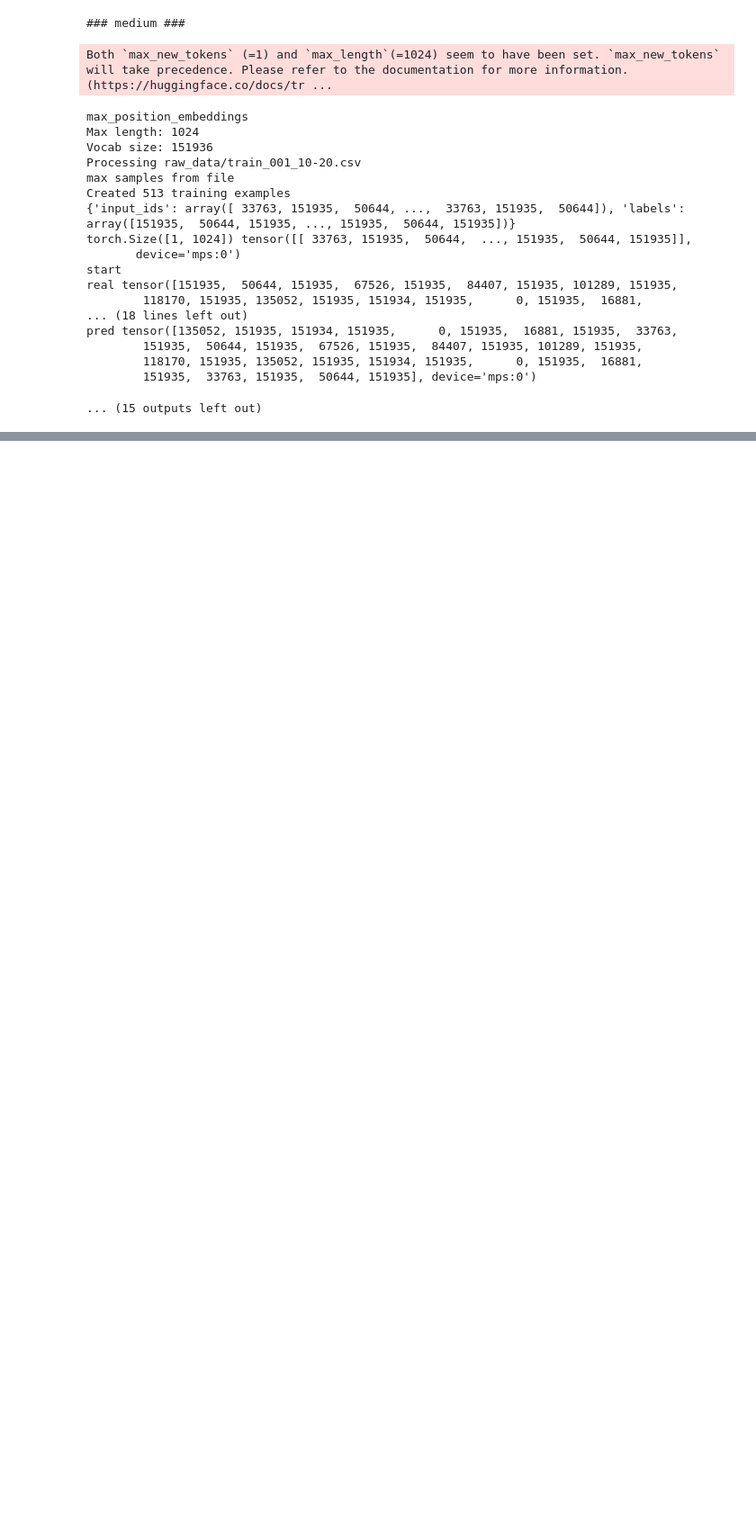
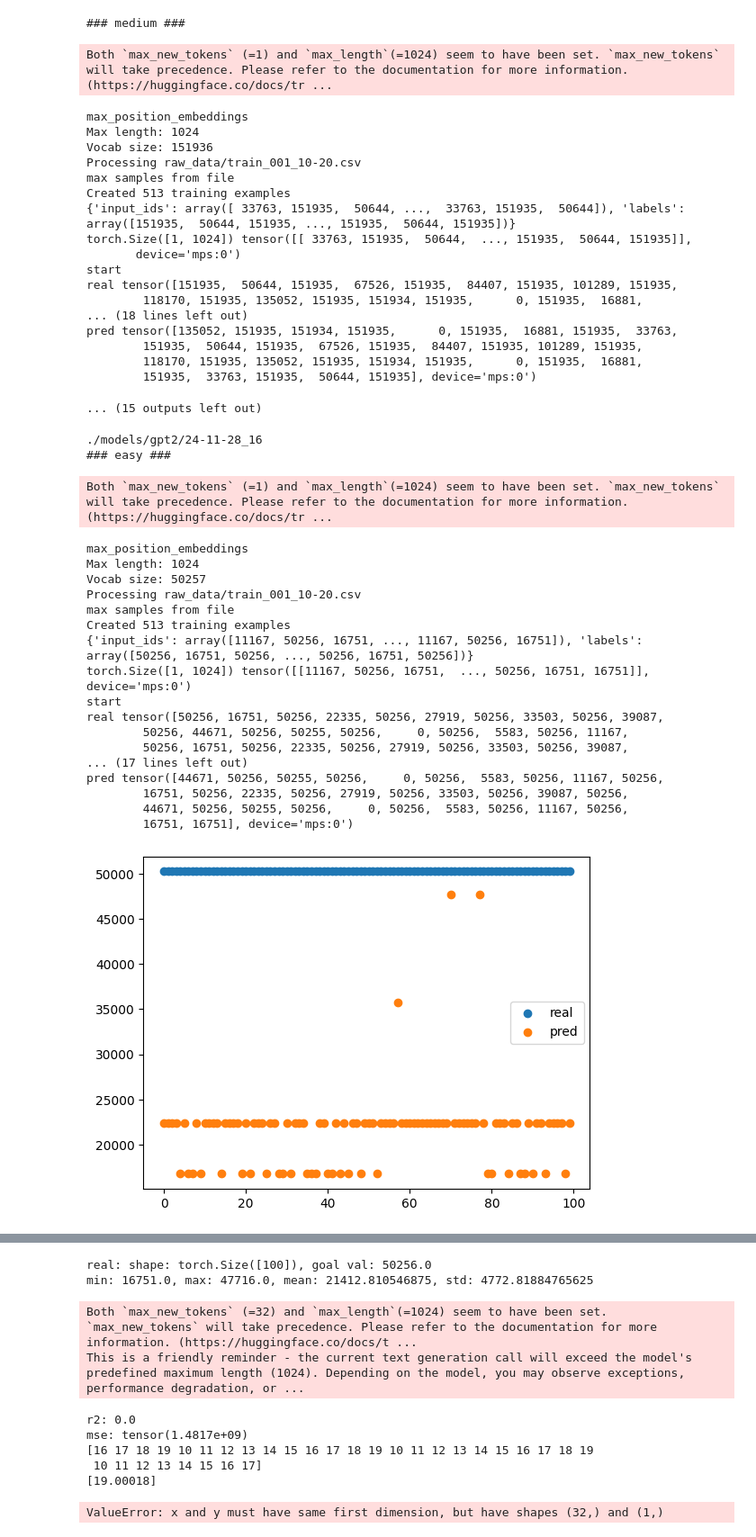
Before and after one commit to JoeyShapiro/TimeSeriesGPT, a Jupyter notebook: model.ipynb, the cells around one changed output, grey strips where cells are left out. Shown at 90% size. Drawn from its saved outputs; the diff is of its cells as text; code cells hidden in the pictures; blank space fills up the shorter version.

Commit message:
sample sutff

```diff
--- a/model.ipynb
+++ b/model.ipynb
@@ -724,3 +722,47 @@ pred tensor([135052, 151935, 151934, 151935,      0, 151935,  16881, 151935,  33
         118170, 151935, 135052, 151935, 151934, 151935,      0, 151935,  16881,
         151935,  33763, 151935,  50644, 151935], device='mps:0')
 ... (15 outputs left out)
+# %%
+# latest = f"./models/{model_path}/24-11-28_21"
+# latest = "./models/Qwen/Qwen2.5-0.5B/24-11-28_21"
+# latest = "./models/Qwen/Qwen2.5-0.5B/24-11-30_20"
+latest = "./models/gpt2/24-11-28_16"
+# latest = "./models/gpt2/24-11-30_22"
+print(latest)
+
+# easy
+print('### easy ###')
+input_files = [ 'raw_data/train_001_10-20.csv' ]
+generated_text = test_model(latest, input_files=input_files)
+
+# medium
+print('### medium ###')
+input_files = [ 'raw_data/004_apple.csv' ]
+generated_text = test_model(latest, input_files=input_files)
+
+# hard
+print('### hard ###')
+input_files = [ 'raw_data/004_city-temperature.csv' ]
+generated_text = test_model(latest, input_files=input_files)
+# %% [output]
+./models/gpt2/24-11-28_16
+### easy ###
+Both `max_new_tokens` (=1) and `max_length`(=1024) seem to have been set. `max_new_tokens` will take precedence. Please refer to the documentation for more information. (https://huggingface.co/docs/tr ...
+max_position_embeddings
+Max length: 1024
+Vocab size: 50257
+Processing raw_data/train_001_10-20.csv
+max samples from file
+Created 513 training examples
+{'input_ids': array([11167, 50256, 16751, ..., 11167, 50256, 16751]), 'labels': array([50256, 16751, 50256, ..., 50256, 16751, 50256])}
+torch.Size([1, 1024]) tensor([[11167, 50256, 16751,  ..., 50256, 16751, 16751]], device='mps:0')
+start
+real tensor([50256, 16751, 50256, 22335, 50256, 27919, 50256, 33503, 50256, 39087,
+        50256, 44671, 50256, 50255, 50256,     0, 50256,  5583, 50256, 11167,
+        50256, 16751, 50256, 22335, 50256, 27919, 50256, 33503, 50256, 39087,
+... (17 lines left out)
+pred tensor([44671, 50256, 50255, 50256,     0, 50256,  5583, 50256, 11167, 50256,
+        16751, 50256, 22335, 50256, 27919, 50256, 33503, 50256, 39087, 50256,
+        44671, 50256, 50255, 50256,     0, 50256,  5583, 50256, 11167, 50256,
+        16751, 16751], device='mps:0')
+[figure, added]
@@ -726,0 +770,10 @@ pred tensor([135052, 151935, 151934, 151935,      0, 151935,  16881, 151935,  33
+real: shape: torch.Size([100]), goal val: 50256.0
+min: 16751.0, max: 47716.0, mean: 21412.810546875, std: 4772.81884765625
+Both `max_new_tokens` (=32) and `max_length`(=1024) seem to have been set. `max_new_tokens` will take precedence. Please refer to the documentation for more information. (https://huggingface.co/docs/t ...
+This is a friendly reminder - the current text generation call will exceed the model's predefined maximum length (1024). Depending on the model, you may observe exceptions, performance degradation, or ...
+r2: 0.0
+mse: tensor(1.4817e+09)
+[16 17 18 19 10 11 12 13 14 15 16 17 18 19 10 11 12 13 14 15 16 17 18 19
+ 10 11 12 13 14 15 16 17]
+[19.00018]
+ValueError: x and y must have same first dimension, but have shapes (32,) and (1,)
```
Also changed, not shown: parts of 4 cells of this notebook, 1 other file.
